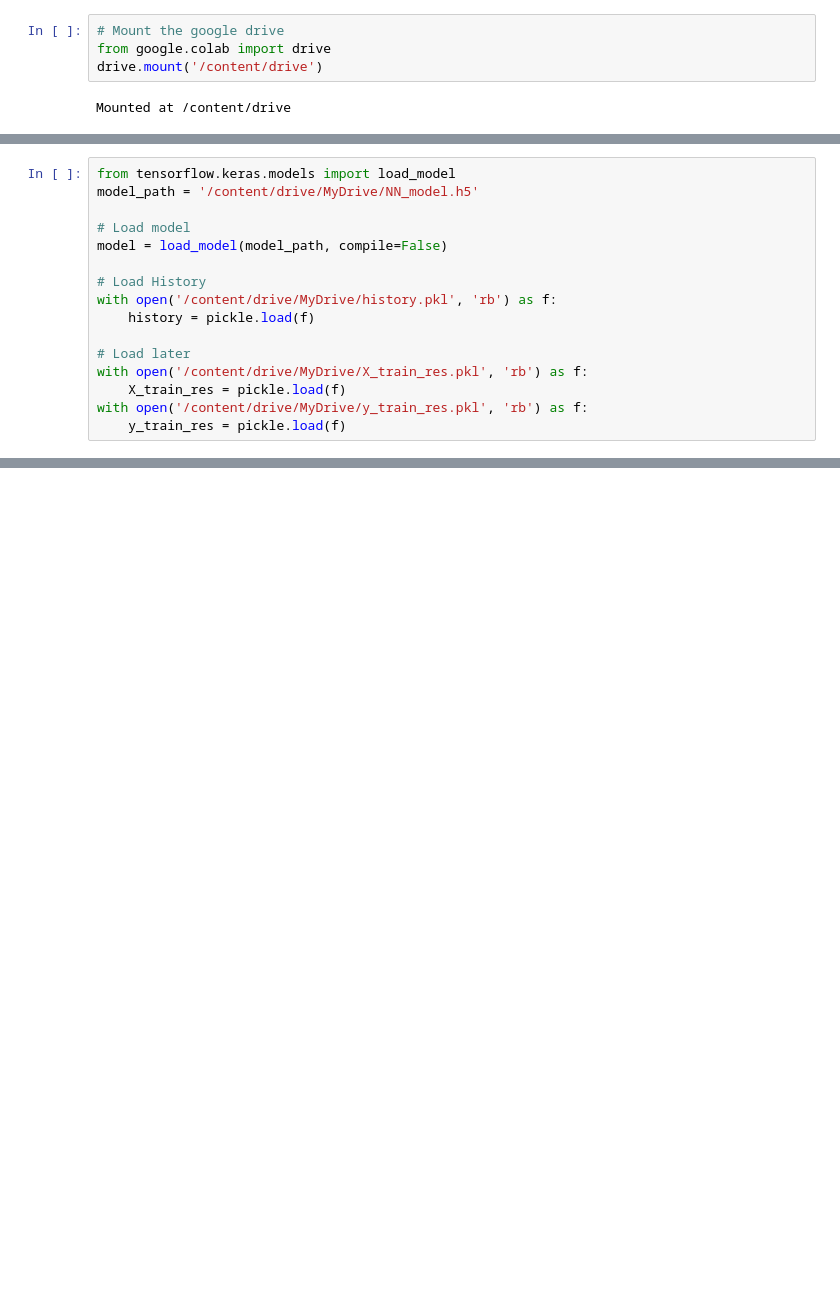
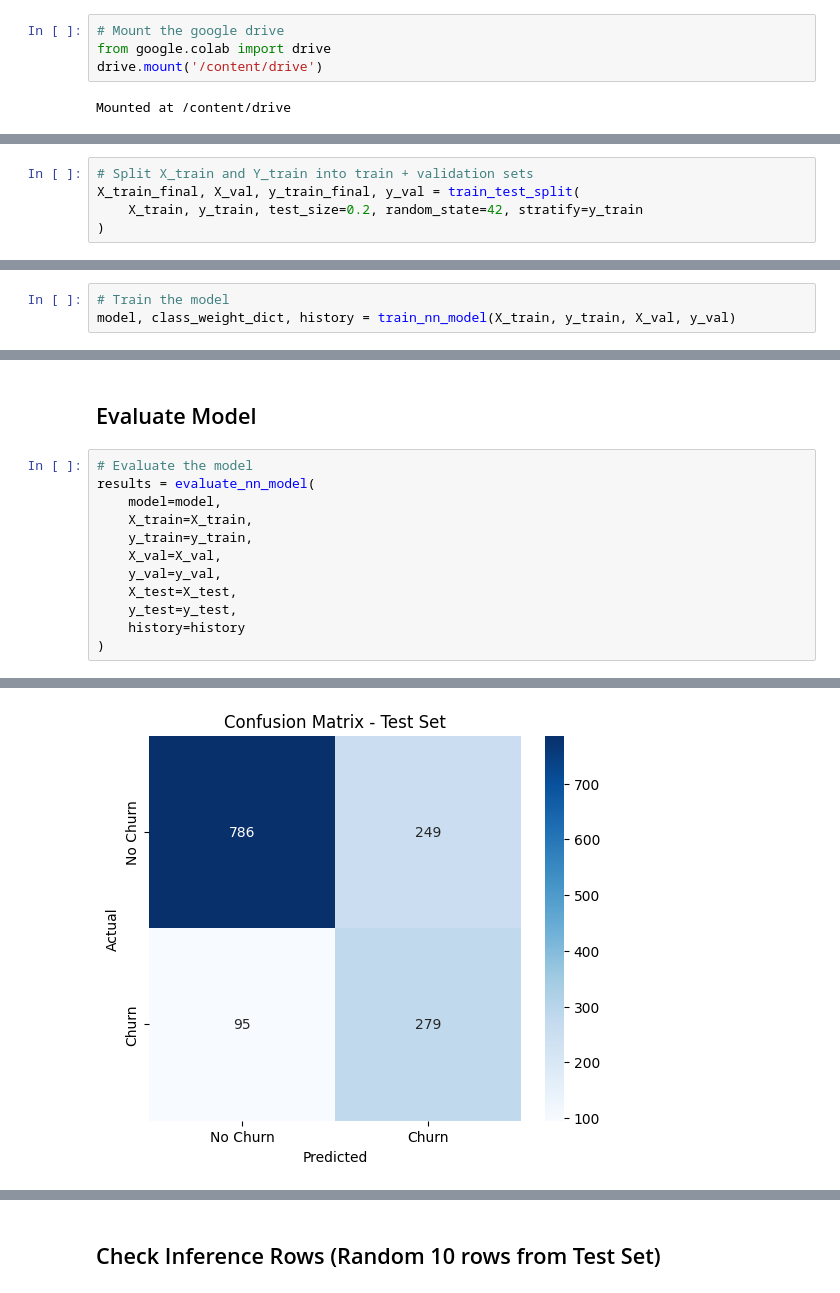
Before and after one commit to Kavishka2401/CustomerChurnPredictionSystem, a Jupyter notebook: Final_NN_Model.ipynb, the cells around one changed output, grey strips where cells are left out. Cells and saved outputs as stored; diff of their text form; blank space fills up the shorter version.

Commit message:
Added necessary headings and some graphs foe evaluation

```diff
--- a/Final_NN_Model.ipynb
+++ b/Final_NN_Model.ipynb
@@ -143,0 +70,5 @@ Name: proportion, dtype: float64
+# %%
+# Split X_train and Y_train into train + validation sets
+X_train_final, X_val, y_train_final, y_val = train_test_split(
+    X_train, y_train, test_size=0.2, random_state=42, stratify=y_train
+)
@@ -328,16 +115,0 @@ Model saved to Google Drive at: /content/drive/MyDrive/NN_model.h5
-# %%
-from tensorflow.keras.models import load_model
-model_path = '/content/drive/MyDrive/NN_model.h5'
-
-# Load model
-model = load_model(model_path, compile=False)
-
-# Load History
-with open('/content/drive/MyDrive/history.pkl', 'rb') as f:
-    history = pickle.load(f)
-
-# Load later
-with open('/content/drive/MyDrive/X_train_res.pkl', 'rb') as f:
-    X_train_res = pickle.load(f)
-with open('/content/drive/MyDrive/y_train_res.pkl', 'rb') as f:
-    y_train_res = pickle.load(f)
@@ -343,0 +252,3 @@ with open('/content/drive/MyDrive/y_train_res.pkl', 'rb') as f:
+# %%
+# Train the model
+model, class_weight_dict, history = train_nn_model(X_train, y_train, X_val, y_val)
@@ -343,0 +274,15 @@ with open('/content/drive/MyDrive/y_train_res.pkl', 'rb') as f:
+# %% [markdown]
+## Evaluate Model
+# %%
+# Evaluate the model
+results = evaluate_nn_model(
+    model=model,
+    X_train=X_train,
+    y_train=y_train,
+    X_val=X_val,
+    y_val=y_val,
+    X_test=X_test,
+    y_test=y_test,
+    history=history
+)
+# %% [output]
@@ -343,0 +306 @@ with open('/content/drive/MyDrive/y_train_res.pkl', 'rb') as f:
+[figure, added]
@@ -343,0 +310,2 @@ with open('/content/drive/MyDrive/y_train_res.pkl', 'rb') as f:
+# %% [markdown]
+## Check Inference Rows (Random 10 rows from Test Set)
```
Also changed, not shown: parts of 23 cells of this notebook.
